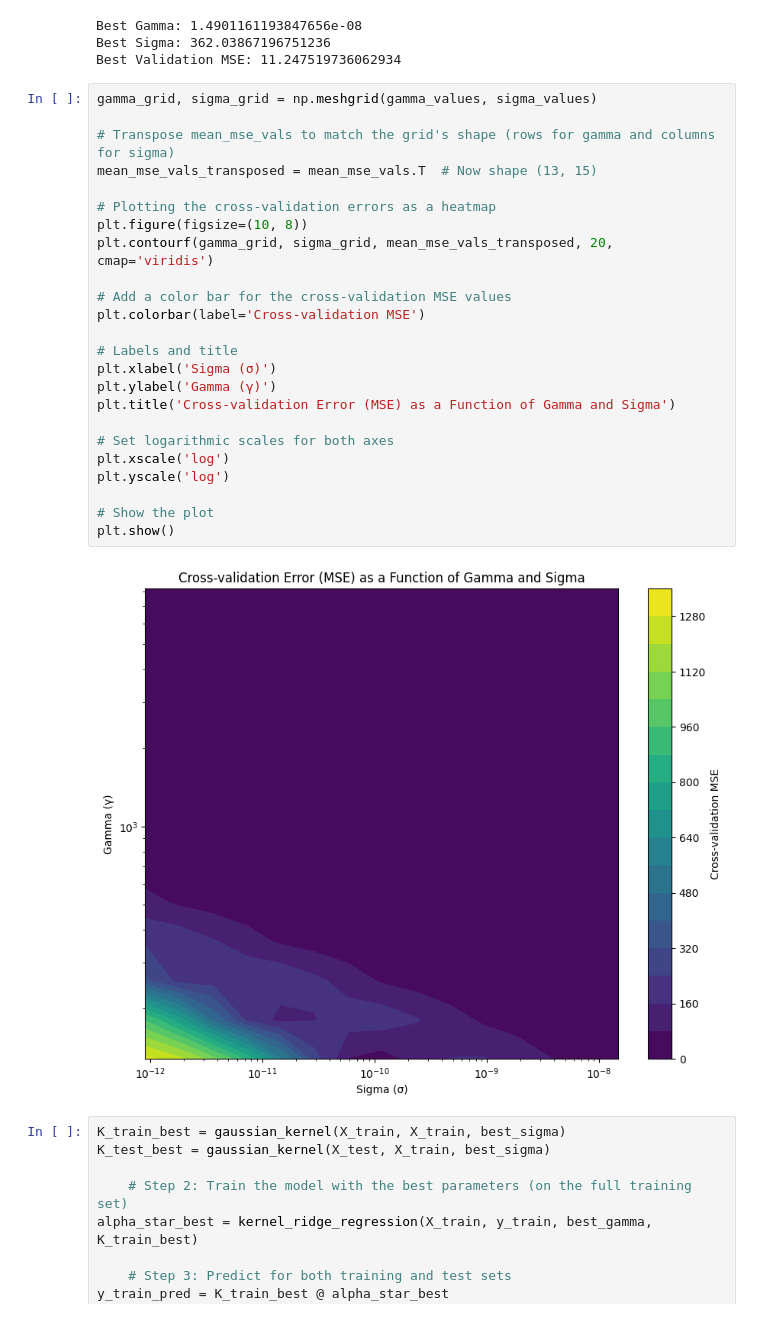
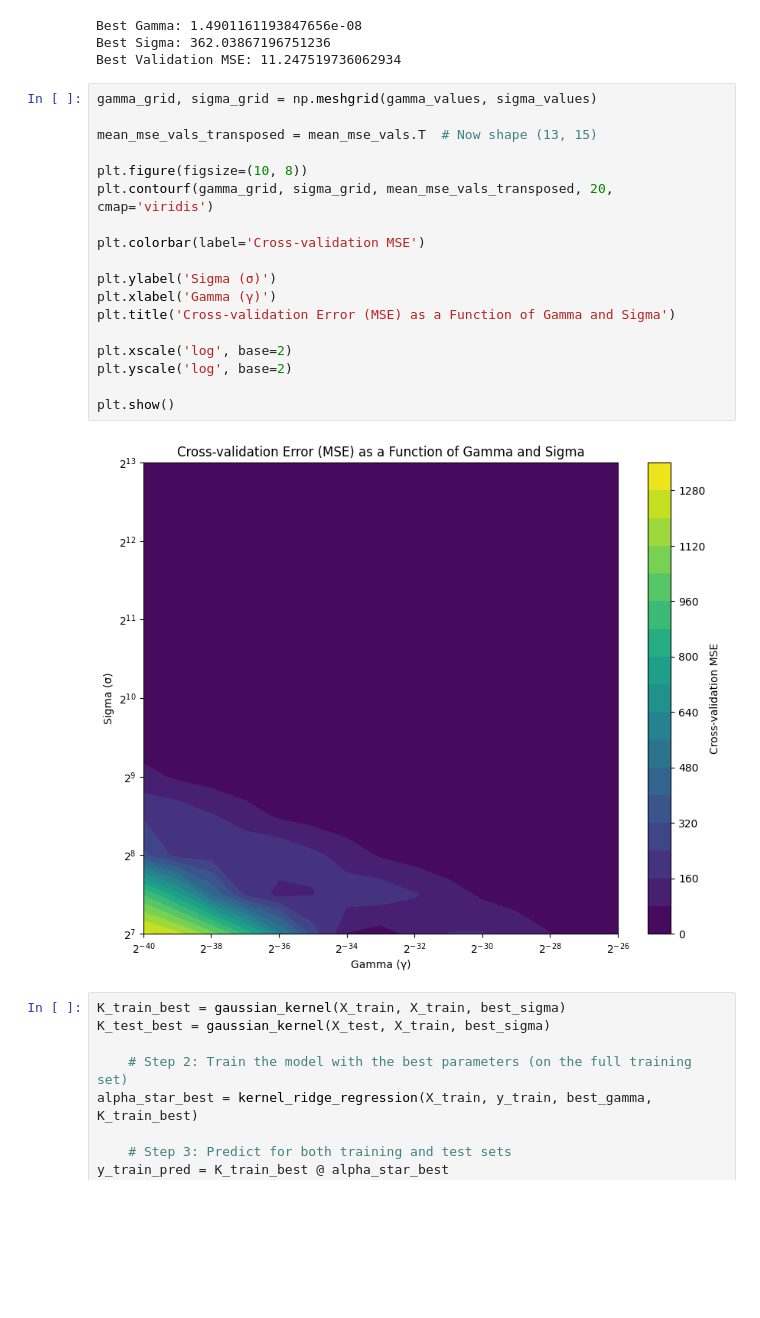
Before and after one commit to ajaymdn/comp0078, a Jupyter notebook: 1.3/1.3.1.ipynb, the cells around one changed output. Saved outputs shown, nothing was run; the diff lists cells and outputs as text; blank space fills up the shorter version.

Commit message:
Changed heatmap axes

```diff
--- a/1.3/1.3.1.ipynb
+++ b/1.3/1.3.1.ipynb
@@ -97,29 +97,23 @@ Best Validation MSE: 11.247519736062934
 # %%
 gamma_grid, sigma_grid = np.meshgrid(gamma_values, sigma_values)
 
-# Transpose mean_mse_vals to match the grid's shape (rows for gamma and columns for sigma)
 mean_mse_vals_transposed = mean_mse_vals.T  # Now shape (13, 15)
 
-# Plotting the cross-validation errors as a heatmap
 plt.figure(figsize=(10, 8))
 plt.contourf(gamma_grid, sigma_grid, mean_mse_vals_transposed, 20, cmap='viridis')
 
-# Add a color bar for the cross-validation MSE values
 plt.colorbar(label='Cross-validation MSE')
 
-# Labels and title
-plt.xlabel('Sigma (σ)')
-plt.ylabel('Gamma (γ)')
+plt.ylabel('Sigma (σ)')
+plt.xlabel('Gamma (γ)')
 plt.title('Cross-validation Error (MSE) as a Function of Gamma and Sigma')
 
-# Set logarithmic scales for both axes
-plt.xscale('log')
-plt.yscale('log')
+plt.xscale('log', base=2)
+plt.yscale('log', base=2)
 
-# Show the plot
 plt.show()
 # %% [output]
-[figure, old version]
+[figure, new version]
 # %%
 K_train_best = gaussian_kernel(X_train, X_train, best_sigma)
 K_test_best = gaussian_kernel(X_test, X_train, best_sigma)
```
Also changed, not shown: 1 other file.
